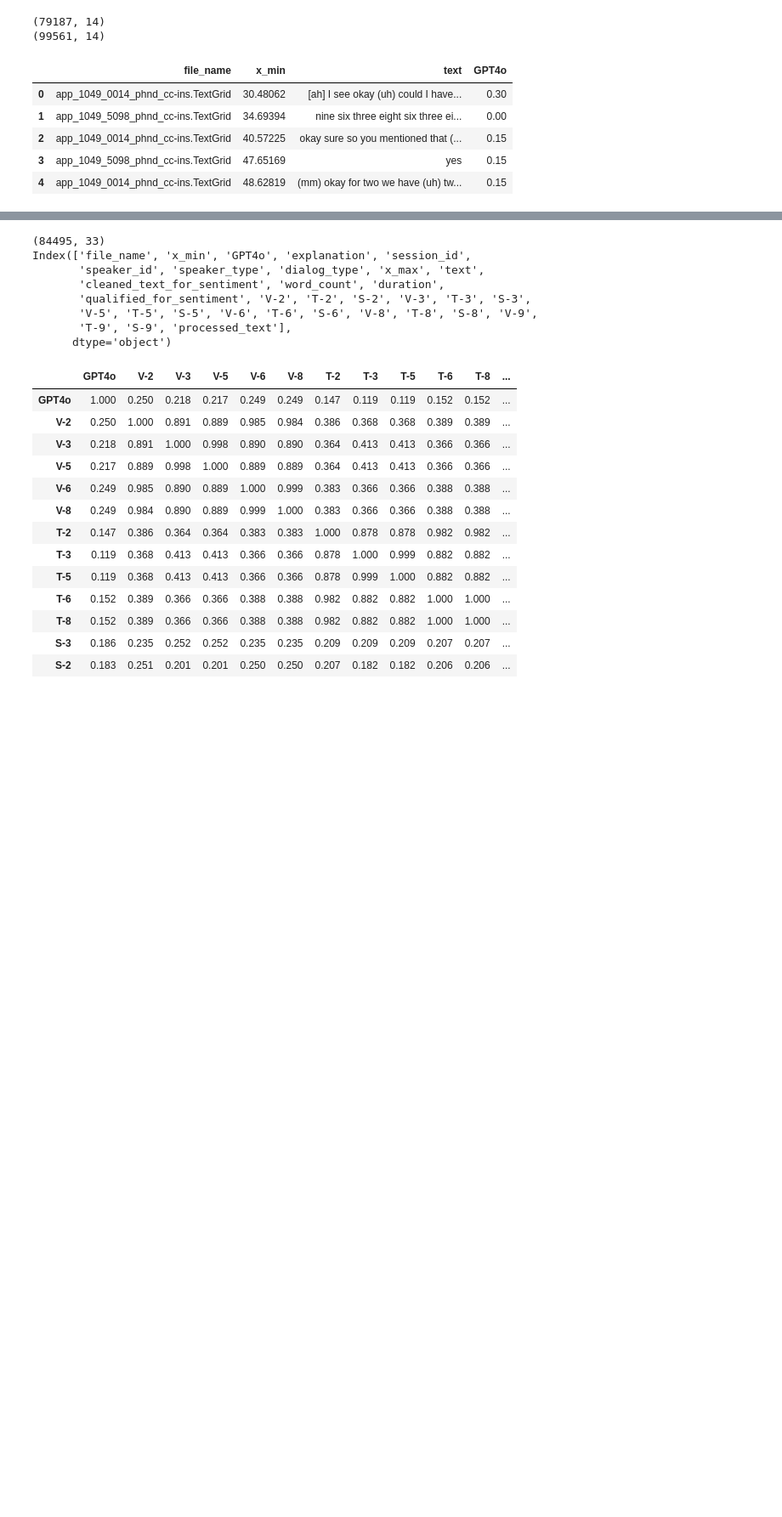
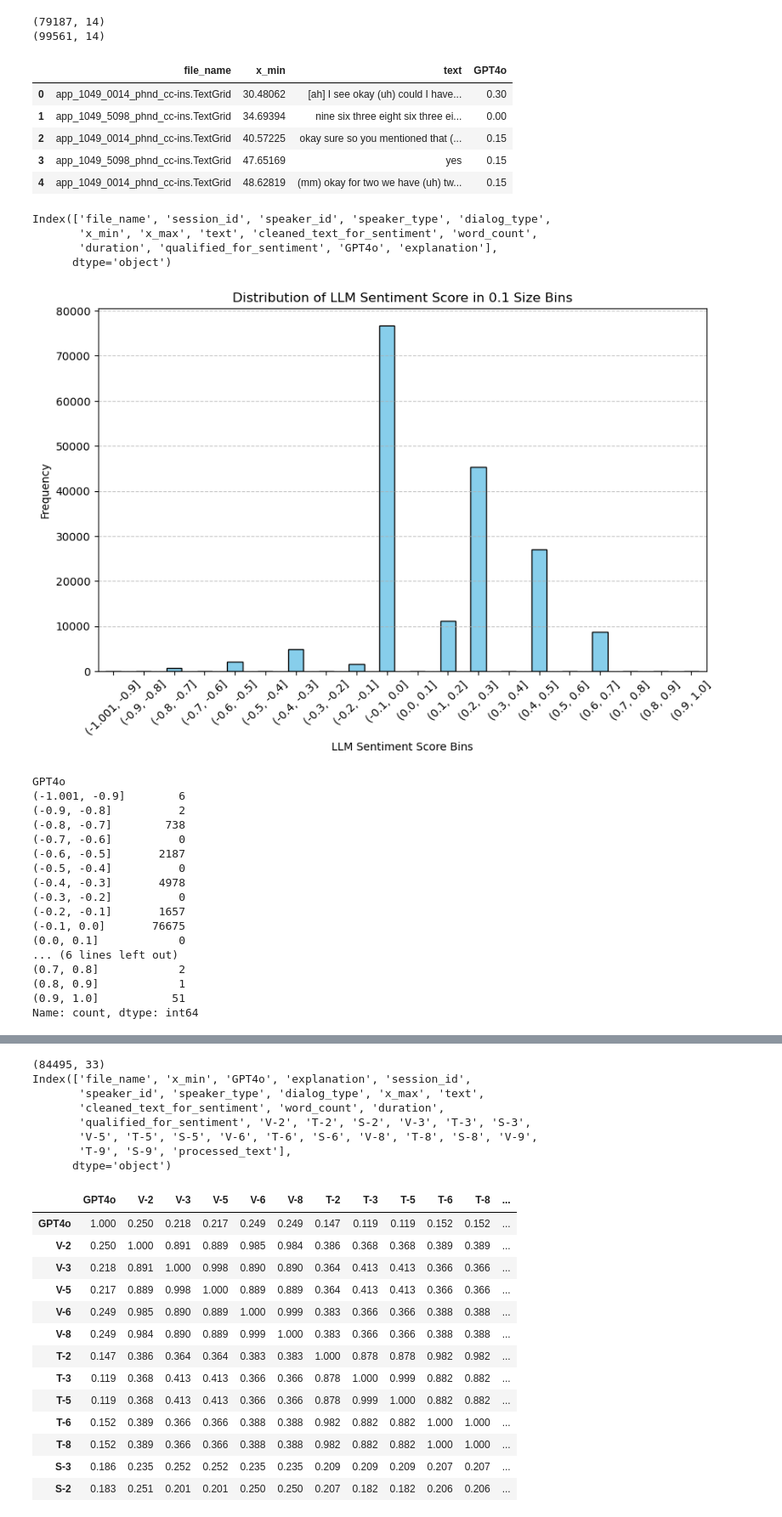
Before and after one commit to BiancaZYCao/IMDA_sentiment_analysis, a Jupyter notebook: notebooks/05_v1_IMDA_labelling_exp_voting_analayis_session2.ipynb, the cells around one changed output, grey strips where cells are left out. Shown at 85% size. Saved outputs shown, nothing was run; the diff lists cells and outputs as text; code cells hidden in the pictures; blank space fills up the shorter version.

```diff
--- a/notebooks/05_v1_IMDA_labelling_exp_voting_analayis_session2.ipynb
+++ b/notebooks/05_v1_IMDA_labelling_exp_voting_analayis_session2.ipynb
@@ -30,3 +33,47 @@ llm_result_df[['file_name','x_min', 'text','GPT4o']].head()
+# %%
+llm_result_df.columns
+# %% [output]
+Index(['file_name', 'session_id', 'speaker_id', 'speaker_type', 'dialog_type',
+       'x_min', 'x_max', 'text', 'cleaned_text_for_sentiment', 'word_count',
+       'duration', 'qualified_for_sentiment', 'GPT4o', 'explanation'],
+      dtype='object')
+# %%
+import matplotlib.pyplot as plt
+
+# Calculate binning of 'final_sentiment_score' in bins of size 0.1
+bin_counts = pd.cut(llm_result_df['GPT4o'], bins=[i/10 for i in range(-10, 11)], include_lowest=True).value_counts().sort_index()
+
+# Plotting the distribution
+plt.figure(figsize=(10, 6))
+bin_counts.plot(kind='bar', color='skyblue', edgecolor='black')
+plt.title('Distribution of LLM Sentiment Score in 0.1 Size Bins')
+plt.xlabel('LLM Sentiment Score Bins')
+plt.ylabel('Frequency')
+plt.xticks(rotation=45)
+plt.grid(axis='y', linestyle='--', alpha=0.7)
+plt.show()
+
+# Display the bin counts
+print(bin_counts)
+# %% [output]
+[figure, added]
+GPT4o
+(-1.001, -0.9]        6
+(-0.9, -0.8]          2
+(-0.8, -0.7]        738
+(-0.7, -0.6]          0
+(-0.6, -0.5]       2187
+(-0.5, -0.4]          0
+(-0.4, -0.3]       4978
+(-0.3, -0.2]          0
+(-0.2, -0.1]       1657
+(-0.1, 0.0]       76675
+(0.0, 0.1]            0
+... (6 lines left out)
+(0.7, 0.8]            2
+(0.8, 0.9]            1
+(0.9, 1.0]           51
+Name: count, dtype: int64
 # %%
 rule_based_result_df = pd.read_excel("../data/processed/IMDA_V2_Sentiment_label_0812.xlsx")
 rule_based_result_df = rule_based_result_df.drop(columns=['Unnamed: 0','Manual','Unnamed: 35'])
```
Also changed, not shown: parts of 1 cell of this notebook, 8 other files.
